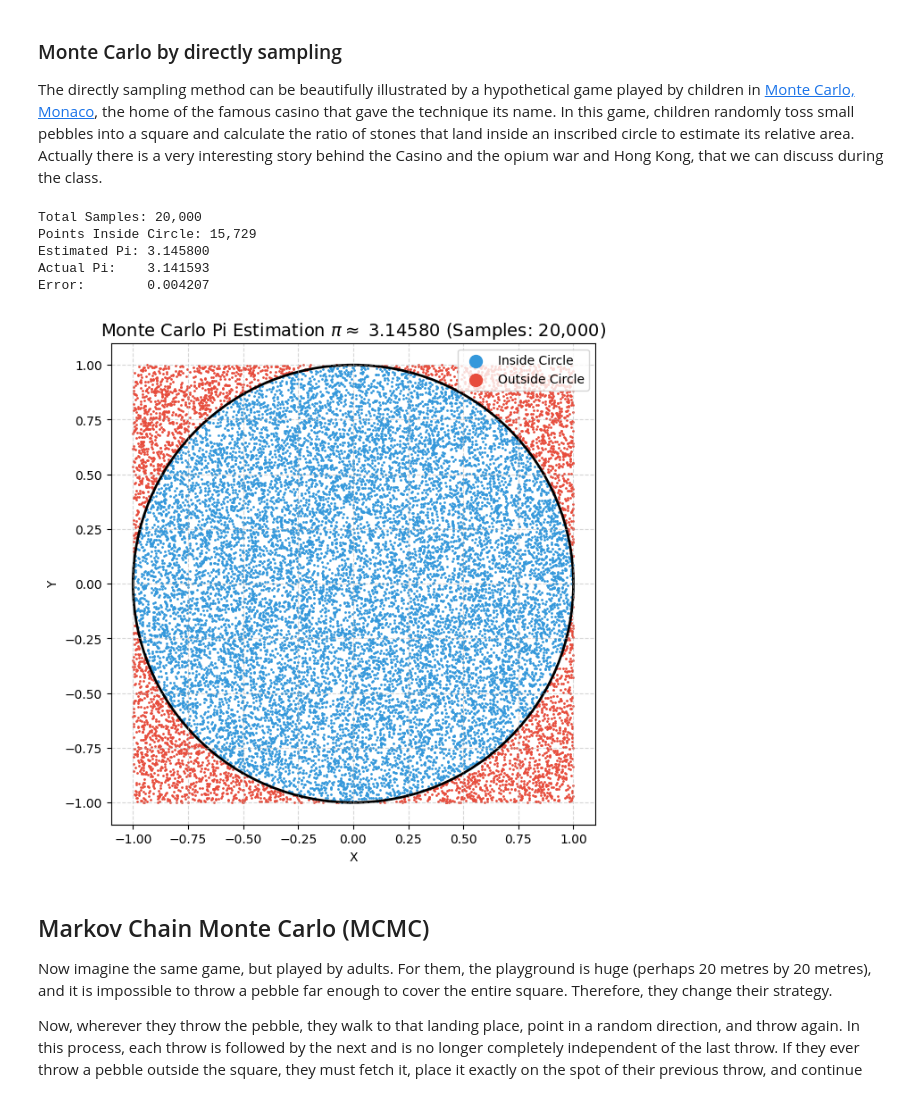
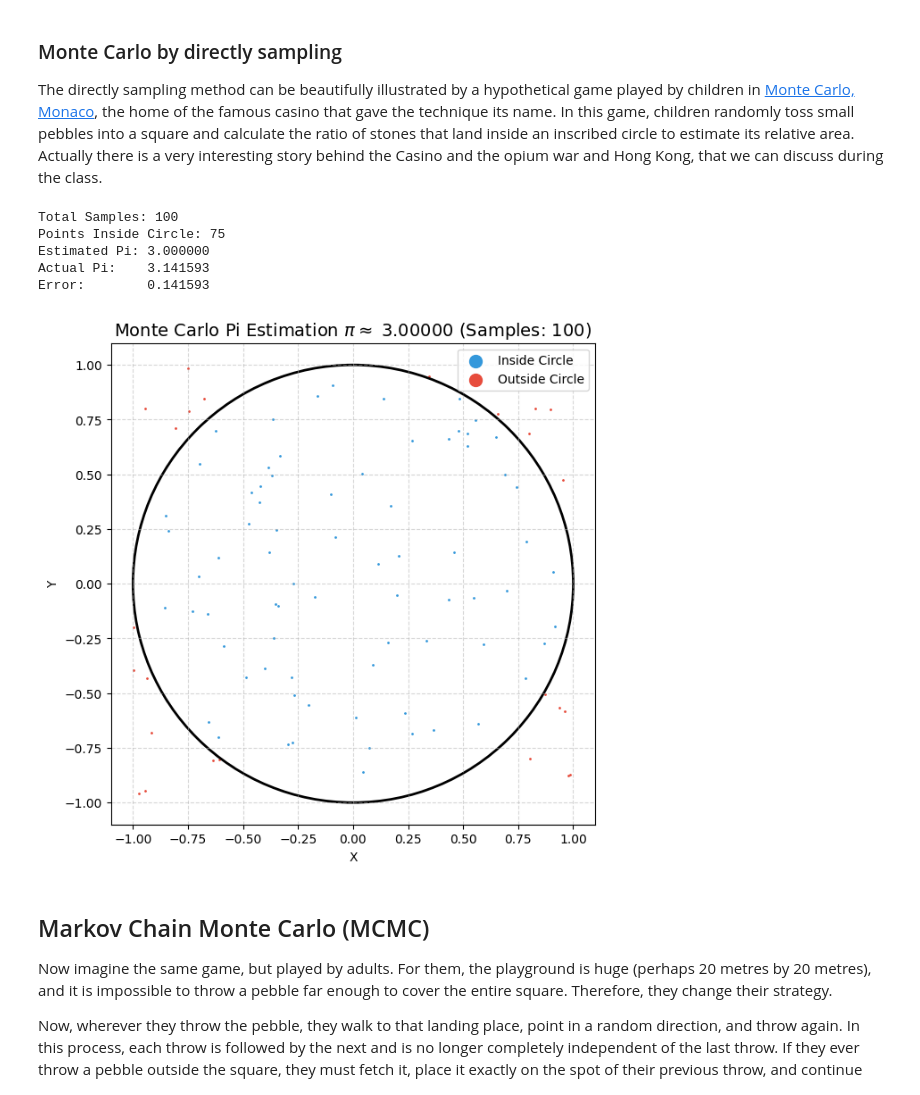
Before and after one commit to RENSHUZHE/HKU-DQMC, a Jupyter notebook: DQMC_Part_1_Prerequisite.ipynb, the cells around one changed output. Drawn from its saved outputs; the diff is of its cells as text; code cells hidden in the pictures.

```diff
--- a/DQMC_Part_1_Prerequisite.ipynb
+++ b/DQMC_Part_1_Prerequisite.ipynb
@@ -36,39 +36,39 @@ def estimate_pi(num_samples):
     print(f"Total Samples: {num_samples:,}")
     print(f"Points Inside Circle: {num_inside:,}")
     print(f"Estimated Pi: {pi_estimate:.6f}")
     print(f"Actual Pi:    {np.pi:.6f}")
     print(f"Error:        {abs(pi_estimate - np.pi):.6f}")
 
     # 4. Visualise the simulation
     plt.figure(figsize=(7, 7))
 
     # Plot points inside the circle in blue, outside in red
     plt.scatter(x[inside_circle], y[inside_circle], color='#3498db', s=1, label='Inside Circle')
     plt.scatter(x[~inside_circle], y[~inside_circle], color='#e74c3c', s=1, label='Outside Circle')
 
     # Draw the boundary circle line
     circle = plt.Circle((0, 0), 1, color='black', fill=False, linewidth=2)
     plt.gca().add_patch(circle)
 
     plt.title(fr"Monte Carlo Pi Estimation $\pi \approx$ {pi_estimate:.5f} (Samples: {num_samples:,})", fontsize=14)
     plt.xlabel("X")
     plt.ylabel("Y")
     plt.xlim(-1.1, 1.1)
     plt.ylim(-1.1, 1.1)
     plt.legend(loc='upper right', markerscale=10)
     plt.grid(True, linestyle='--', alpha=0.5)
 
     plt.show()
 
 # Run the simulation
-estimate_pi(num_samples=20000)
+estimate_pi(num_samples=100)
 # %% [output]
-Total Samples: 20,000
-Points Inside Circle: 15,729
-Estimated Pi: 3.145800
+Total Samples: 100
+Points Inside Circle: 75
+Estimated Pi: 3.000000
 Actual Pi:    3.141593
-Error:        0.004207
+Error:        0.141593
-[figure, old version]
+[figure, new version]
 # %% [markdown]
 ## Markov Chain Monte Carlo (MCMC)
 
```
Also changed, not shown: parts of 1 cell of this notebook.
